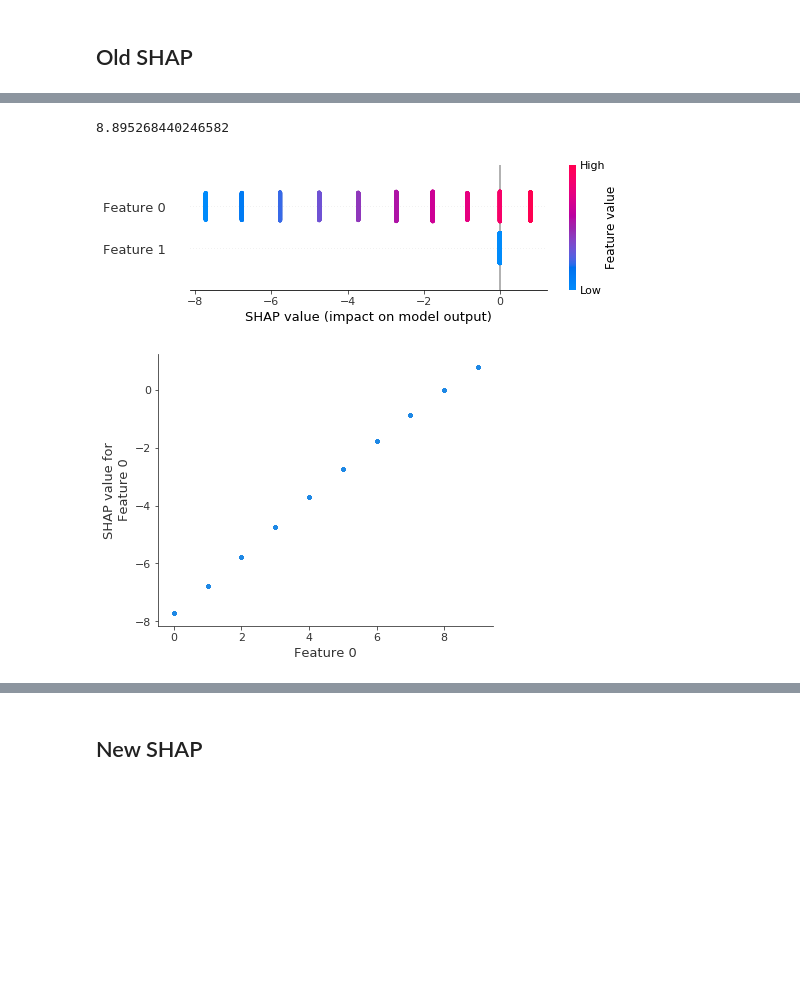
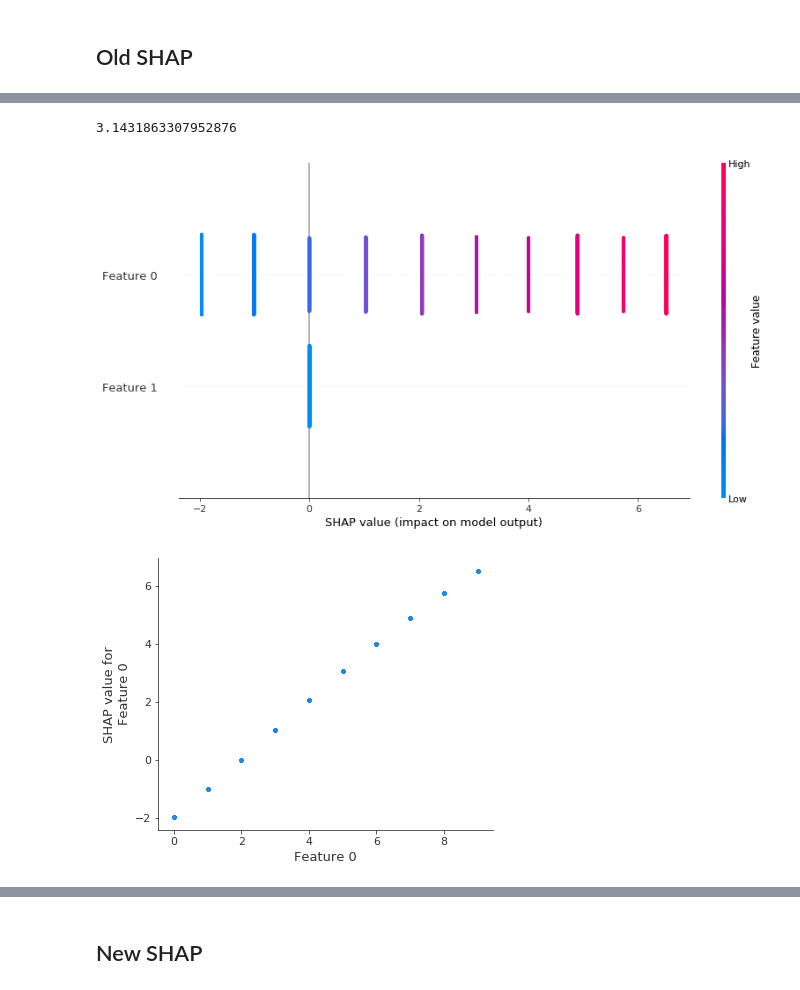
Before and after one commit to Gareth001/thesis, a Jupyter notebook: notebooks/SHAP Sanity Checks.ipynb, the cells around one changed output, grey strips where cells are left out. Saved outputs shown, nothing was run; the diff lists cells and outputs as text; code cells hidden in the pictures; blank space fills up the shorter version.

Commit message:
Cleaned up sanity check notebook, rerun main notebook

```diff
--- a/notebooks/SHAP Sanity Checks.ipynb
+++ b/notebooks/SHAP Sanity Checks.ipynb
@@ -16,3 +17,12 @@ from keras.layers import Masking, Flatten, Embedding, Dense, LSTM, TimeDistribut
 from keras.optimizers import RMSprop, Adam
 # %% [output]
 Using TensorFlow backend.
+# %%
+# for pretty printing table
+pandas_table = pd.option_context('display.max_rows', None, 'display.max_columns', None)
+# increased font size for thesis plots
+plt.rcParams.update({'font.size': 15})
+# set a good figure size for the paper
+figsize = (13,7)
+set_figsize = lambda: plt.figure(figsize=(13,7))
+savefig = lambda x: plt.savefig(os.path.join('figures', x), bbox_inches = "tight")
@@ -195,5 +207,5 @@ all_data.shape
 # %%
-all_data_summary = shap.kmeans(all_data, 9)
+all_data_summary = shap.kmeans(all_data, 10)
 # %%
 %%time
 explainer = shap.KernelExplainer(predict, all_data_summary)
@@ -204,15 +216,17 @@ Wall time: 1min 40s
 # %%
 explainer.expected_value
 # %% [output]
-8.895268440246582
+3.1431863307952876
 # %%
-shap.summary_plot(shap_values, all_data)
+shap.summary_plot(shap_values, all_data, plot_size=figsize, show=False)
+savefig('Sanity Old Global')
 # %% [output]
-[figure, old version]
+[figure, new version]
 # %%
-shap.dependence_plot(0, shap_values, features=all_data, interaction_index=None)
+shap.dependence_plot(0, shap_values, features=all_data, interaction_index=None, show=False)
+savefig('Sanity Old Global Feature')
 # %% [output]
-[figure, old version]
+[figure, new version]
 # %%
 sequence_indices = []
 temp = 0
```
Also changed, not shown: parts of 31 cells of this notebook.
